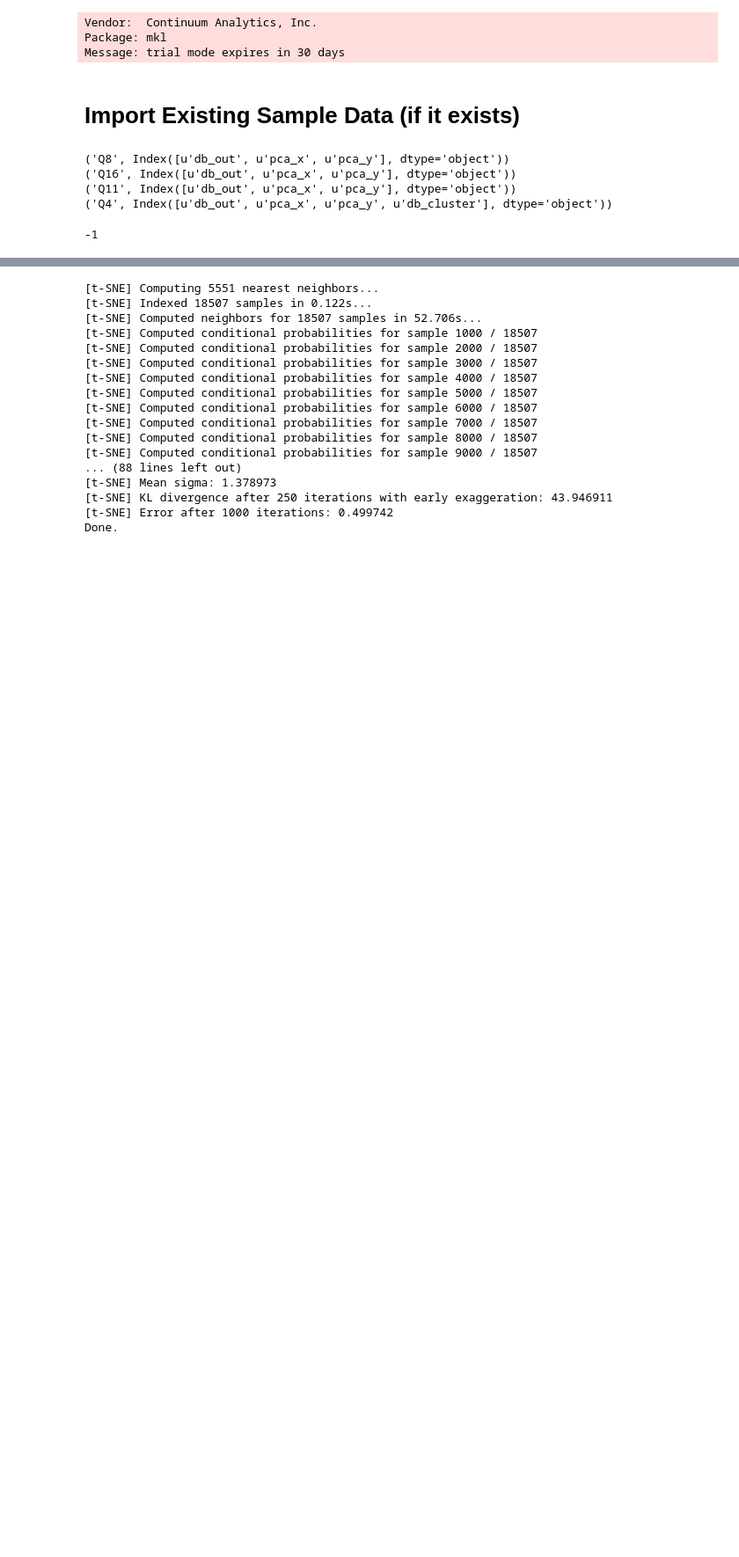
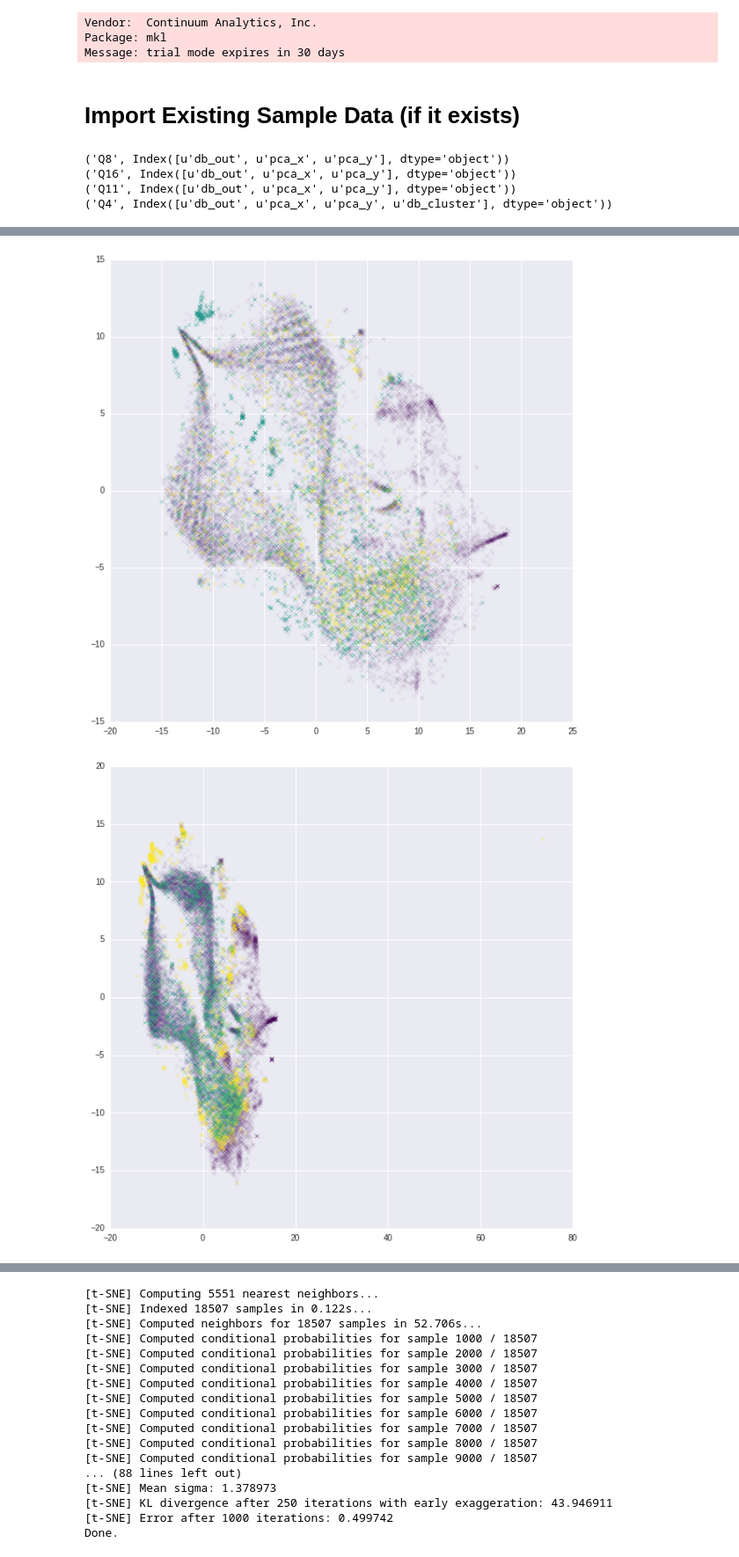
Before and after one commit to d-giles/lcfeatures, a Jupyter notebook: Qs_4_8_11_16.ipynb, the cells around one changed output, grey strips where cells are left out. Shown at 88% size. Saved outputs shown, nothing was run; the diff lists cells and outputs as text; code cells hidden in the pictures; blank space fills up the shorter version.

Commit message:
Making plots

```diff
--- a/Qs_4_8_11_16.ipynb
+++ b/Qs_4_8_11_16.ipynb
@@ -150,18 +119,31 @@ plt.scatter(sample_4.tsne_x,sample_4.tsne_y,c=sample_4.db_out)
-# %%
-min(data.exc_labels)
-# %% [output]
--1
 # %%
-%matplotlib notebook
-q = 'Q4'
-data = Q_dict[q].data
-plt.scatter(data[data.exc_labels<=1].pca_x,data[data.exc_labels<=1].pca_y,
-            c=data[data.exc_labels<=1].exc_labels,cmap='viridis',alpha=.2)
-plt.scatter(data[data.exc_labels>1].pca_x,data[data.exc_labels>1].pca_y,
-            c=data[data.exc_labels>1].exc_labels,cmap='nipy_spectral')
-plt.scatter(data[data.exc_labels==q_int[q]].pca_x,data[data.exc_labels==q_int[q]].pca_y,
-           c='yellow')
+%matplotlib inline
+
+def unique_plot(data):
+
+    labels = data.exc_labels
+    cNorm  = colors.Normalize(vmin=min(labels), vmax=max(labels))
+    scalarMap = cmx.ScalarMappable(norm=cNorm, cmap='viridis')
+    colorVal = scalarMap.to_rgba(labels)
+
+    fig = plt.figure(figsize=(10,10))
+    ax = fig.add_subplot(111)
+    not_unique = data[data.exc_labels<=1]
+    unique = data[data.exc_labels>1]
+    ax.scatter(not_unique[not_unique.tsne_x<40].tsne_x,
+               not_unique[not_unique.tsne_x<40].tsne_y,
+                c=colorVal[data.exc_labels<=1],alpha=.2,marker='x')
+
+    ax.scatter(unique.tsne_x,unique.tsne_y,
+                c=colorVal[data.exc_labels>1],marker='x')
+
+    #ax.scatter(data[data.exc_labels==q_int[q]].tsne_x,data[data.exc_labels==q_int[q]].tsne_y,
+    #           c='yellow')
+    plt.show()
+
+for q in Q_dict:
+    unique_plot(Q_dict[q].data)
+
 #for p in Q_dict:
 #    plt.scatter(data.loc[exc[p]].pca_x,data.loc[exc[p]].pca_y,c=data.loc[exc[p]].exc_labels,cmap='viridis')
-plt.show()
 # %% [output]
@@ -169,0 +150,2 @@ plt.show()
+[figure, added]
+[figure, added]
```
Also changed, not shown: parts of 9 cells of this notebook, 1 other file.
